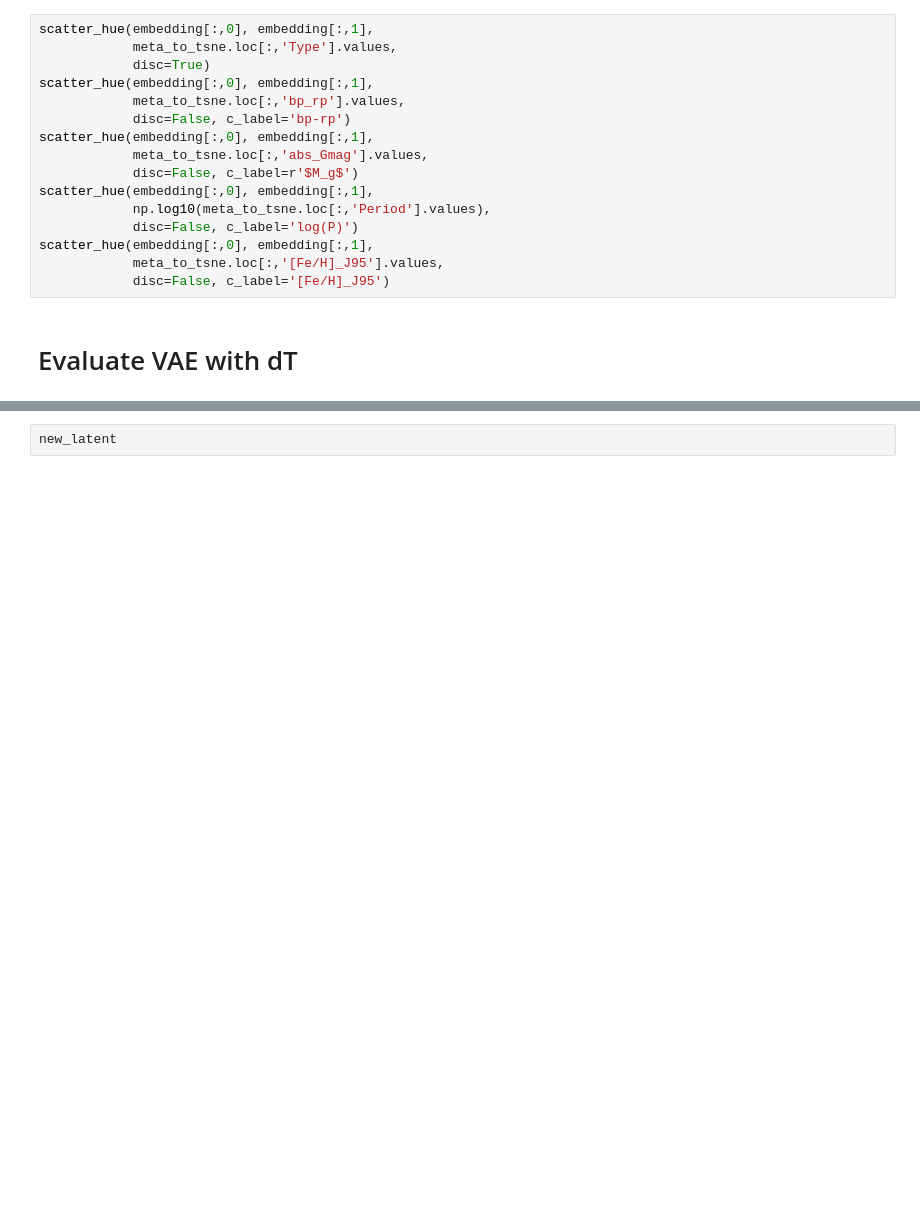
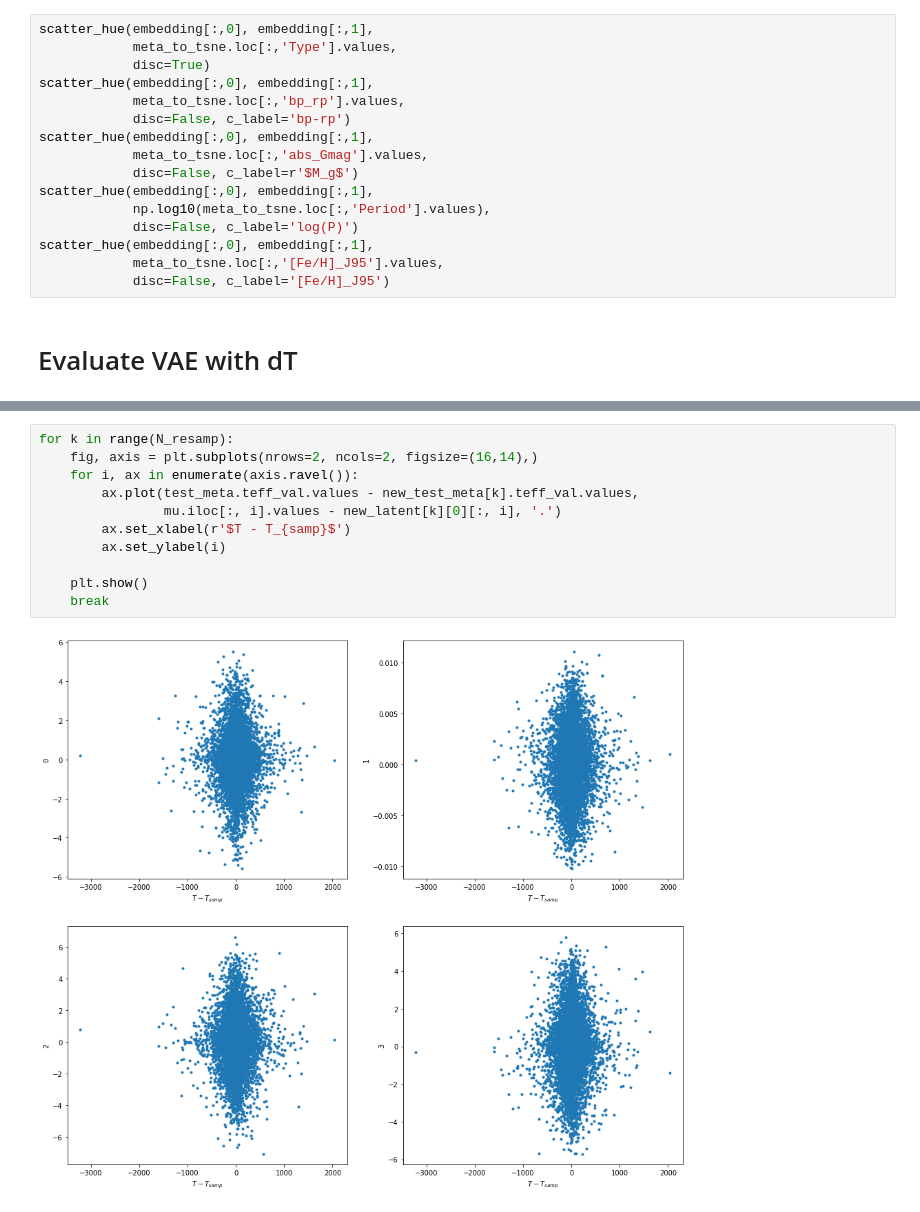
Before and after one commit to jorgemarpa/PELS-VAE, a Jupyter notebook: notebooks/gaia_errors.ipynb, the cells around one changed output, grey strips where cells are left out. Drawn from its saved outputs; the diff is of its cells as text; blank space fills up the shorter version.

```diff
--- a/notebooks/gaia_errors.ipynb
+++ b/notebooks/gaia_errors.ipynb
@@ -240,2 +276,13 @@ for k in range(N_resamp):
-# %%
-new_latent
+# %%
+for k in range(N_resamp):
+    fig, axis = plt.subplots(nrows=2, ncols=2, figsize=(16,14),)
+    for i, ax in enumerate(axis.ravel()):
+        ax.plot(test_meta.teff_val.values - new_test_meta[k].teff_val.values,
+                mu.iloc[:, i].values - new_latent[k][0][:, i], '.')
+        ax.set_xlabel(r'$T - T_{samp}$')
+        ax.set_ylabel(i)
+
+    plt.show()
+    break
+# %% [output]
+[figure, added]
```
Also changed, not shown: parts of 10 cells of this notebook.
